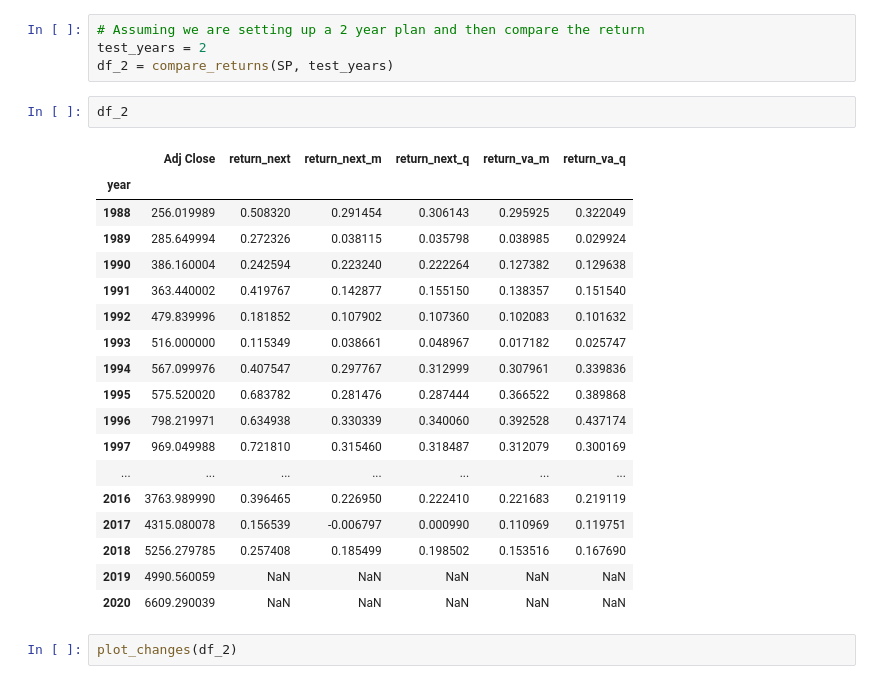
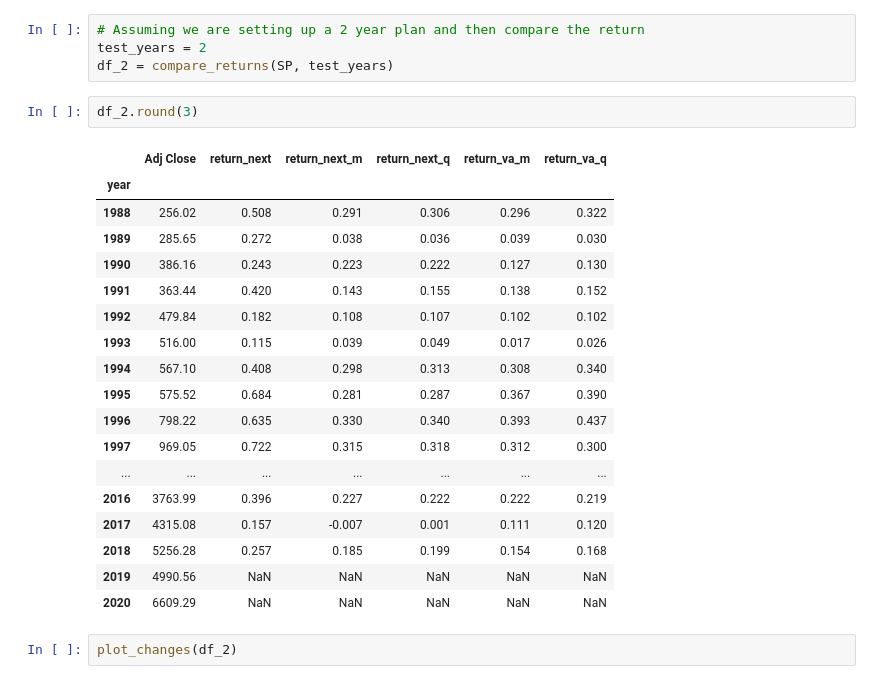
Before and after one commit to RuoyunLin/code_snippets, a Jupyter notebook: finance/BP4_how_to_maximize_annual_investment_return_for_short_term_investment.ipynb, the cells around one changed output. Cells and saved outputs as stored; diff of their text form.

```diff
--- a/finance/BP4_how_to_maximize_annual_investment_return_for_short_term_investment.ipynb
+++ b/finance/BP4_how_to_maximize_annual_investment_return_for_short_term_investment.ipynb
@@ -377,26 +379,26 @@ def plot_changes(df):
 test_years = 2
 df_2 = compare_returns(SP, test_years)
 # %%
-df_2
+df_2.round(3)
 # %% [output]
 |  | Adj Close | return_next | return_next_m | return_next_q | return_va_m | return_va_q |
 | year |  |  |  |  |  |  |
-| 1988 | 256.019989 | 0.508320 | 0.291454 | 0.306143 | 0.295925 | 0.322049 |
-| 1989 | 285.649994 | 0.272326 | 0.038115 | 0.035798 | 0.038985 | 0.029924 |
-| 1990 | 386.160004 | 0.242594 | 0.223240 | 0.222264 | 0.127382 | 0.129638 |
-| 1991 | 363.440002 | 0.419767 | 0.142877 | 0.155150 | 0.138357 | 0.151540 |
-| 1992 | 479.839996 | 0.181852 | 0.107902 | 0.107360 | 0.102083 | 0.101632 |
-| 1993 | 516.000000 | 0.115349 | 0.038661 | 0.048967 | 0.017182 | 0.025747 |
-| 1994 | 567.099976 | 0.407547 | 0.297767 | 0.312999 | 0.307961 | 0.339836 |
-| 1995 | 575.520020 | 0.683782 | 0.281476 | 0.287444 | 0.366522 | 0.389868 |
-| 1996 | 798.219971 | 0.634938 | 0.330339 | 0.340060 | 0.392528 | 0.437174 |
-| 1997 | 969.049988 | 0.721810 | 0.315460 | 0.318487 | 0.312079 | 0.300169 |
+| 1988 | 256.02 | 0.508 | 0.291 | 0.306 | 0.296 | 0.322 |
+| 1989 | 285.65 | 0.272 | 0.038 | 0.036 | 0.039 | 0.030 |
+| 1990 | 386.16 | 0.243 | 0.223 | 0.222 | 0.127 | 0.130 |
+| 1991 | 363.44 | 0.420 | 0.143 | 0.155 | 0.138 | 0.152 |
+| 1992 | 479.84 | 0.182 | 0.108 | 0.107 | 0.102 | 0.102 |
+| 1993 | 516.00 | 0.115 | 0.039 | 0.049 | 0.017 | 0.026 |
+| 1994 | 567.10 | 0.408 | 0.298 | 0.313 | 0.308 | 0.340 |
+| 1995 | 575.52 | 0.684 | 0.281 | 0.287 | 0.367 | 0.390 |
+| 1996 | 798.22 | 0.635 | 0.330 | 0.340 | 0.393 | 0.437 |
+| 1997 | 969.05 | 0.722 | 0.315 | 0.318 | 0.312 | 0.300 |
 | ... | ... | ... | ... | ... | ... | ... |
-| 2016 | 3763.989990 | 0.396465 | 0.226950 | 0.222410 | 0.221683 | 0.219119 |
-| 2017 | 4315.080078 | 0.156539 | -0.006797 | 0.000990 | 0.110969 | 0.119751 |
-| 2018 | 5256.279785 | 0.257408 | 0.185499 | 0.198502 | 0.153516 | 0.167690 |
-| 2019 | 4990.560059 | NaN | NaN | NaN | NaN | NaN |
-| 2020 | 6609.290039 | NaN | NaN | NaN | NaN | NaN |
+| 2016 | 3763.99 | 0.396 | 0.227 | 0.222 | 0.222 | 0.219 |
+| 2017 | 4315.08 | 0.157 | -0.007 | 0.001 | 0.111 | 0.120 |
+| 2018 | 5256.28 | 0.257 | 0.185 | 0.199 | 0.154 | 0.168 |
+| 2019 | 4990.56 | NaN | NaN | NaN | NaN | NaN |
+| 2020 | 6609.29 | NaN | NaN | NaN | NaN | NaN |
 # %%
 plot_changes(df_2)
 # %% [output]
```
Also changed, not shown: parts of 7 cells of this notebook, 2 other files.
